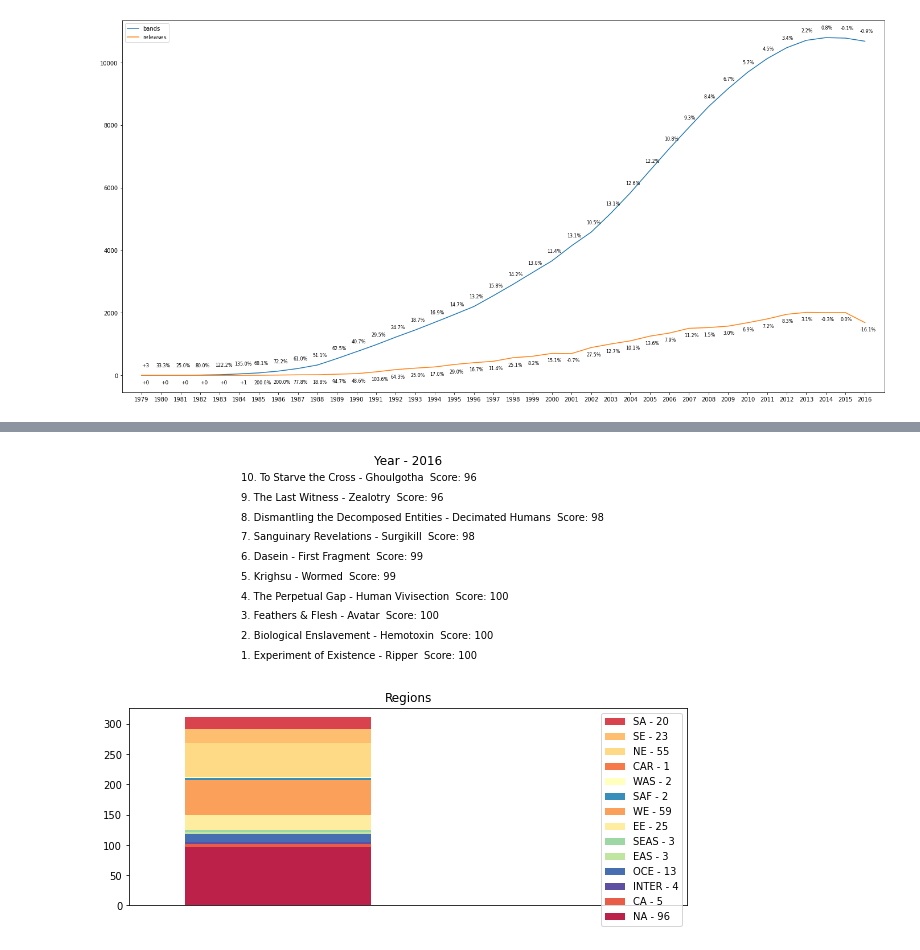
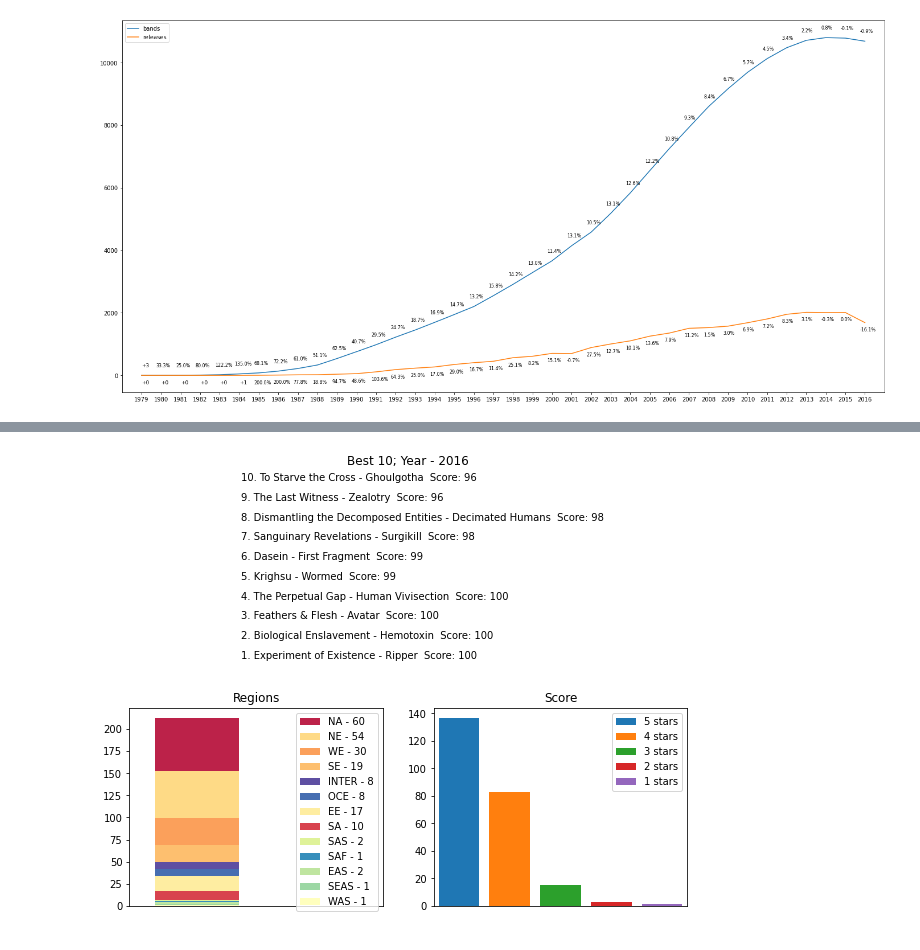
Before and after one commit to alximikl2/Dataset-Analyze, a Jupyter notebook: main.ipynb, the cells around one changed output, grey strips where cells are left out. Saved outputs shown, nothing was run; the diff lists cells and outputs as text; code cells hidden in the pictures.

```diff
--- a/main.ipynb
+++ b/main.ipynb
@@ -323,7 +323,7 @@ class Animation():
     self.new.set_xlabel(f'Year - {year}')
 
     #active block start
-    country = df['country'][contains(df['active'], year)].value_counts()
+    country = df['country'][df['name'][contains(df['active'], year)].drop_duplicates().index].value_counts()
     country['Other'] = country[nums:].sum()
     country=country.sort_values()[::-1][:nums + 1]
     sum_ = country.sum()
@@ -342,7 +342,7 @@ class Animation():
     #active block end
 
     #new block start
-    country = df[df['formed_in'] == year]['country'].value_counts()
+    country = df['country'][df['name'][df['formed_in'] == year].drop_duplicates().index].value_counts()
     country['Other'] = country[nums:].sum()
     country=country.sort_values()[::-1][:nums + 1]
     sum_ = country.sum()
@@ -455,14 +455,23 @@ class Animation():
     self.fig = fig
     self.last = pd.Series()
 
-    self.ax = self.fig.add_subplot(212)
-    self.ax2 = self.fig.add_subplot(211)
+    #self.ax = self.fig.add_subplot(212)
+
+
+    self.gs0 = gridspec.GridSpec(2, 1, figure=self.fig)
+    self.gs1 = self.gs0[1].subgridspec(1, 2)
+
+    self.ax = self.fig.add_subplot(self.gs1[0])
+    self.th = self.fig.add_subplot(self.gs1[1])
+    self.ax2 = self.fig.add_subplot(self.gs0[0])
+
   def update(self, year):
     if year == 1983:
         return self.fig
     nums = 10
 
     self.ax.clear()
+    self.th.clear()
     self.ax2.clear()
 
     plt.gca().spines["top"].set_visible(False)
@@ -472,48 +481,53 @@ class Animation():
 
     self.ax2.set_xticks([])
     self.ax2.set_yticks([])
-    self.ax2.set_title(f"Year - {year}")
+    self.ax2.set_title(f"Best 10; Year - {year}")
     self.ax2.set_ylim(-0.5, nums - 0.5)
 
     slice_ = df[df['year'] == year].sort_values('score').dropna()[::-1][0:nums]
 
-    country = slice_['country'].value_counts()
-    if self.last.any():
-        self.last = self.last.add(country, fill_value=0)
-    else:
-        self.last = country
+    score_ = df[df['year'] == year].dropna()['score'].sort_values()[::-1]
 
-    sum_ = self.last.sum()
-    regs = {}
+    country = df[df['year'] == year].dropna()['country'].value_counts()
 
     for i, iter_ in zip(slice_.iterrows(), range(len(slice_))):
         self.ax2.text(0.2, iter_, f"{iter_ + 1}. {i[1]['title']} - {i[1]['name']}  Score: {i[1]['score']}")
 
-    for l, v in self.last.sort_values().items():
+    sum_ = country.sum()
+    regs = {}
+    for l, v in country.items():
         try:
             regs[regions[l]]
         except KeyError:
             regs[regions[l]] = 0
         regs[regions[l]] += v
 
     for k in regs:
         self.ax.bar(0.8, sum_, label=f'{k} - {regs[k]}', width=1, color=colors_reg[k])
         sum_ -= regs[k]
     self.ax.set_xticks([])
     self.ax.set_xlim(0, 3)
     self.ax.legend()
     self.ax.set_title('Regions')
 
+    for i in range(5):
+        self.th.bar(i, score_[score_.between(80 - 20*i, 100 - 20*i)].count(), label = f'{5 - i} stars')
+
+    self.th.set_xticks([])
+    self.th.set_xlim(-0.5, 4.5)
+    self.th.legend()
+    self.th.set_title('Score')
+
     return self.fig
 
 obj = Animation(fig)
 anim = ani.FuncAnimation(fig, obj.update,
                          frames = range(1983, 2017),
                          repeat = False,
                          interval=500)
 
 
 HTML(anim.to_html5_video())
 # %% [output]
 [interactive output not drawn]
-[figure, old version]
+[figure, new version]
```
Also changed, not shown: parts of 7 cells of this notebook.
